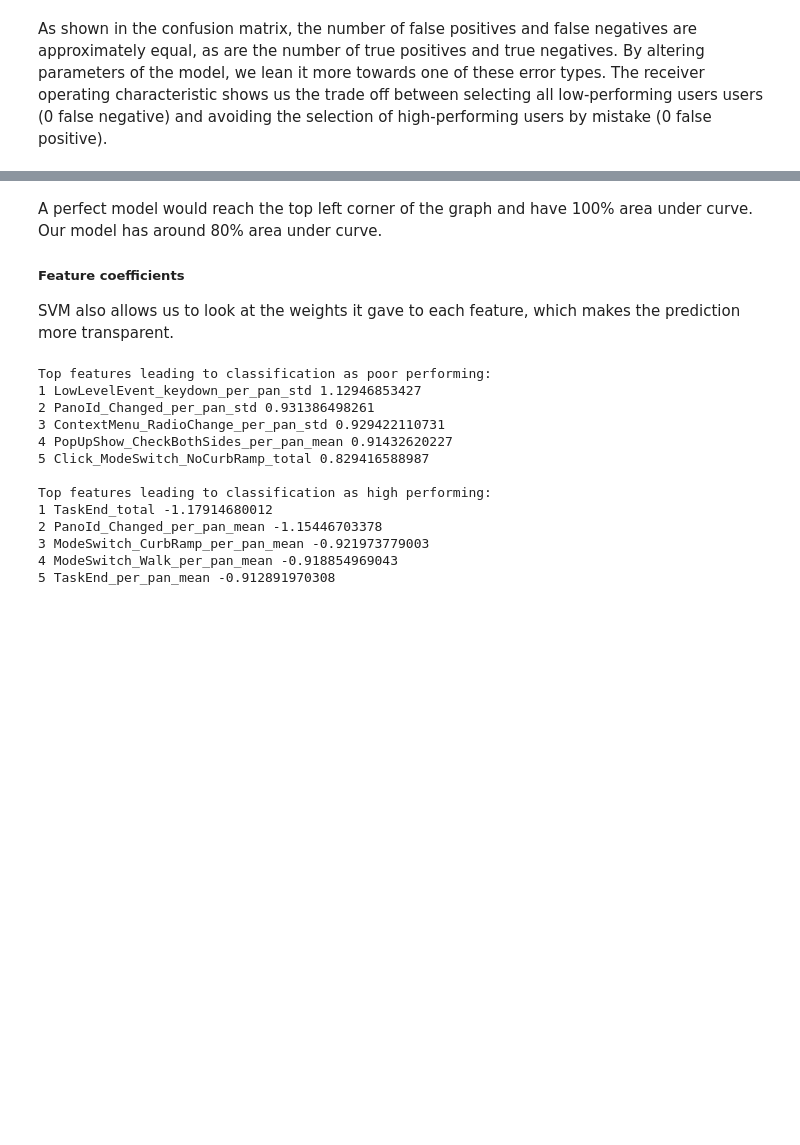
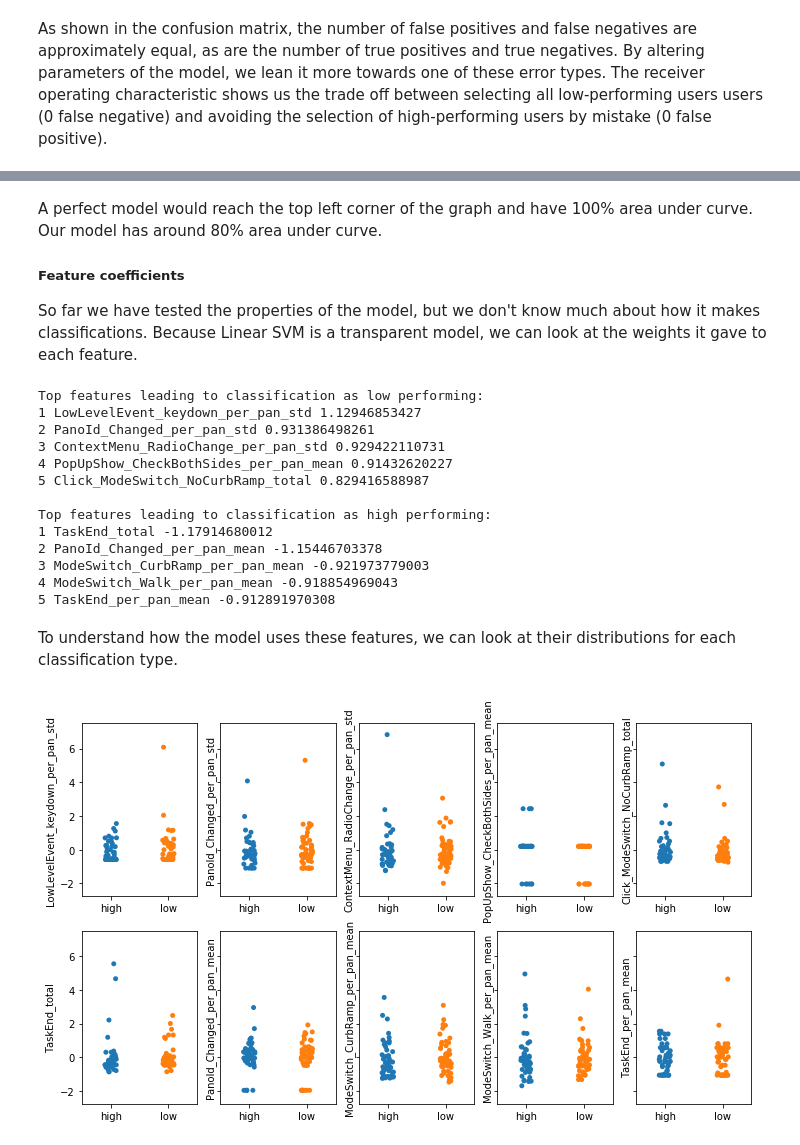
Before and after one commit to johannkm/cmsc499A, a Jupyter notebook: Report.ipynb, the cells around one changed output, grey strips where cells are left out. Cells and saved outputs as stored; diff of their text form; code cells hidden in the pictures; blank space fills up the shorter version.

```diff
--- a/Report.ipynb
+++ b/Report.ipynb
@@ -404,20 +390,20 @@ area under curve: 0.803652968037
 A perfect model would reach the top left corner of the graph and have 100% area under curve. Our model has around 80% area under curve.
 
 ##### Feature coefficients
-SVM also allows us to look at the weights it gave to each feature, which makes the prediction more transparent.
+So far we have tested the properties of the model, but we don't know much about how it makes classifications. Because Linear SVM is a transparent model, we can look at the weights it gave to each feature.
 # %%
 clf = svm.SVC(kernel='linear')
 clf.fit(features, binned_accuracy)
 coef = clf.coef_.ravel()
 top_pos = np.argsort(coef)[::-1]
-print('Top features leading to classification as poor performing:')
+print('Top features leading to classification as low performing:')
 for i, pos in enumerate(top_pos[:5]):
     print(i+1, feature_cols[pos], coef[pos])
 print('\nTop features leading to classification as high performing:')
 for i, pos in enumerate(top_pos[-5:][::-1]):
     print(i+1, feature_cols[pos], coef[pos])
 # %% [output]
-Top features leading to classification as poor performing:
+Top features leading to classification as low performing:
 1 LowLevelEvent_keydown_per_pan_std 1.12946853427
 2 PanoId_Changed_per_pan_std 0.931386498261
 3 ContextMenu_RadioChange_per_pan_std 0.929422110731
@@ -430,3 +416,17 @@ Top features leading to classification as high performing:
 3 ModeSwitch_CurbRamp_per_pan_mean -0.921973779003
 4 ModeSwitch_Walk_per_pan_mean -0.918854969043
 5 TaskEnd_per_pan_mean -0.912891970308
+# %% [markdown]
+To understand how the model uses these features, we can look at their distributions for each classification type.
+# %%
+fig,axs = plt.subplots(ncols=5, nrows=2, sharey=True)
+axs = axs.flatten()
+for i, feature in enumerate(list(top_pos[:5]) + list(top_pos[-5:][::-1])):
+    s = sns.stripplot(x=binned_accuracy, y=features[feature], ax=axs[i], jitter=True)
+    s.set_xlabel('')
+    s.set_xticklabels(['high', 'low'])
+    s.set_ylabel(feature_cols[feature])
+fig.set_size_inches(12,7)
+plt.show()
+# %% [output]
+[figure, added]
```
Also changed, not shown: parts of 20 cells of this notebook.
